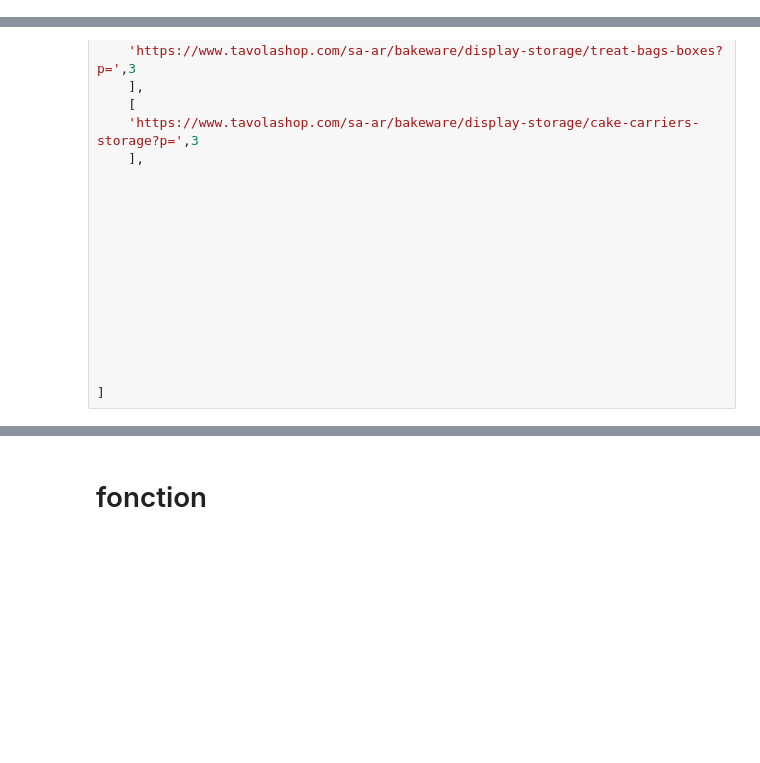
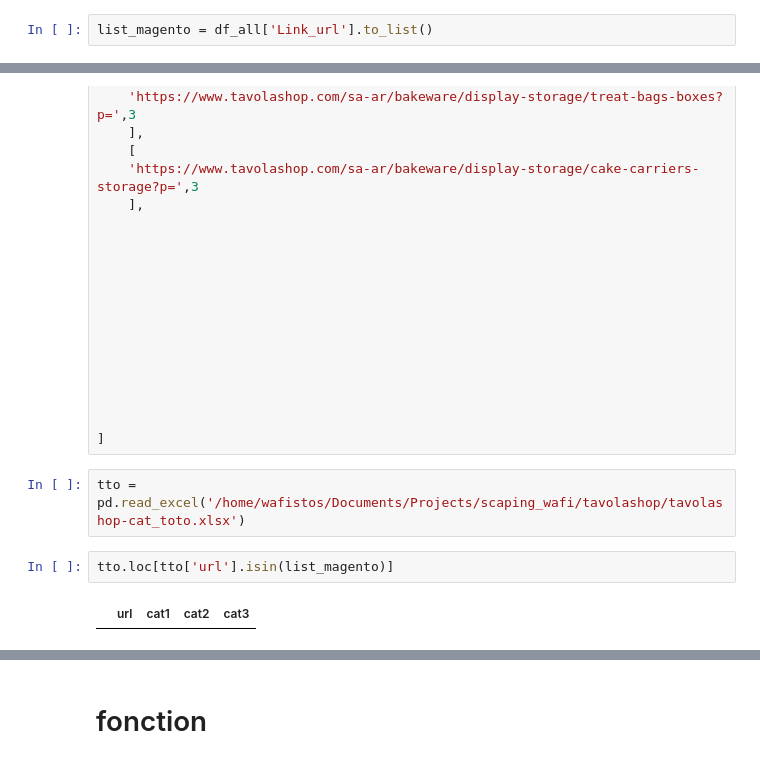
Before and after one commit to wafistos1/Scraping_data, a Jupyter notebook: tavolashop/Cookware.ipynb, the cells around one changed output, grey strips where cells are left out. Drawn from its saved outputs; the diff is of its cells as text; blank space fills up the shorter version.

```diff
--- a/tavolashop/Cookware.ipynb
+++ b/tavolashop/Cookware.ipynb
@@ -42,3 +77,5 @@ df.shape
+# %%
+list_magento = df_all['Link_url'].to_list()
 # %%
 
 cat1 = df['categories1'].unique().tolist()
@@ -1655,3 +1692,9 @@ list_tavola = [
 
 
 ]
+# %%
+tto = pd.read_excel('/home/wafistos/Documents/Projects/scaping_wafi/tavolashop/tavolashop-cat_toto.xlsx')
+# %%
+tto.loc[tto['url'].isin(list_magento)]
+# %% [output]
+|  | url | cat1 | cat2 | cat3 |
```
Also changed, not shown: parts of 18 cells of this notebook, 40 other files.
